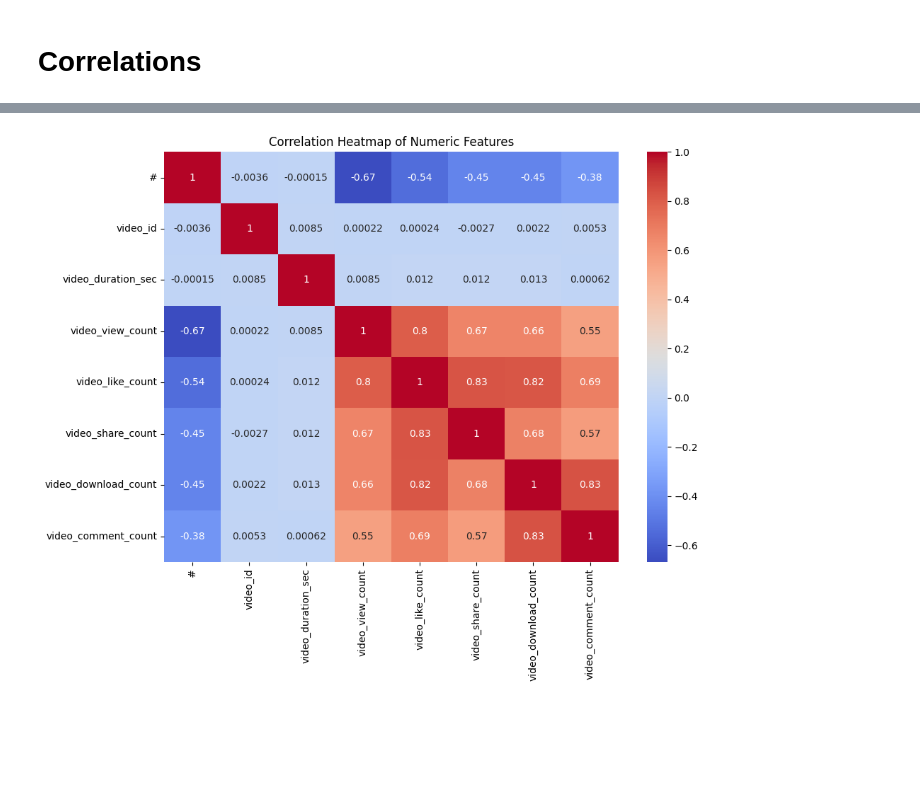
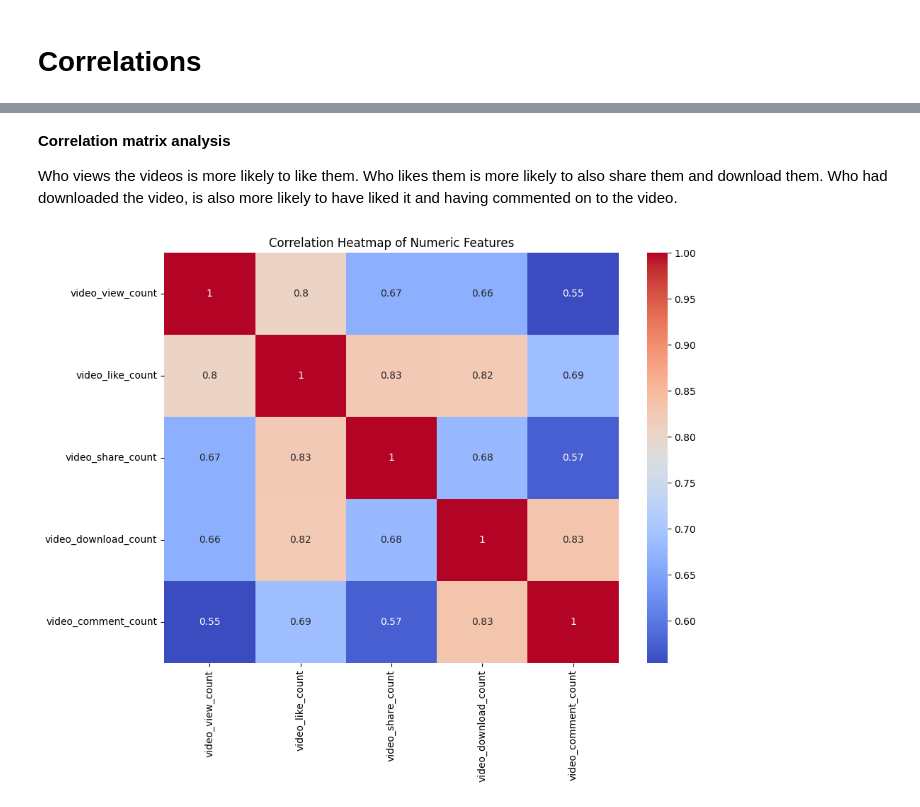
Before and after one commit to barbavegeta/Tik_Tok_Project-Google_Advanced_Data_Analytics, a Jupyter notebook: Tik_Tok_Google_Advanced_Data_Analytics.ipynb, the cells around one changed output, grey strips where cells are left out. Cells and saved outputs as stored; diff of their text form; code cells hidden in the pictures; blank space fills up the shorter version.

Commit message:
still fixing images

```diff
--- a/Tik_Tok_Google_Advanced_Data_Analytics.ipynb
+++ b/Tik_Tok_Google_Advanced_Data_Analytics.ipynb
@@ -570,9 +559,13 @@ plt.show()
+# %% [markdown]
+**Correlation matrix analysis**
+
+Who views the videos is more likely to like them. Who likes them is more likely to also share them and download them. Who had downloaded the video, is also more likely to have liked it and having commented on to the video.
 # %%
 # 1. Correlation heatmap for numeric features
 plt.figure(figsize=(10, 8))
-sns.heatmap(tik_tok_df.select_dtypes(include=[np.number]).corr(), annot=True, cmap='coolwarm')
+sns.heatmap((tik_tok_df.drop(columns=['#', 'video_id','video_duration_sec'])).select_dtypes(include=[np.number]).corr(), annot=True, cmap='coolwarm')
 plt.title("Correlation Heatmap of Numeric Features")
 plt.tight_layout()
 plt.show()
 # %% [output]
-[figure, old version]
+[figure, new version]
```
Also changed, not shown: parts of 17 cells of this notebook.
